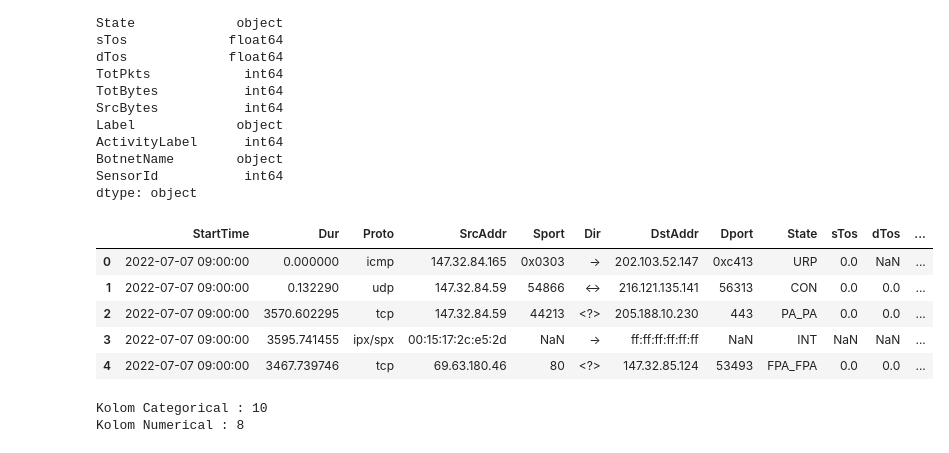
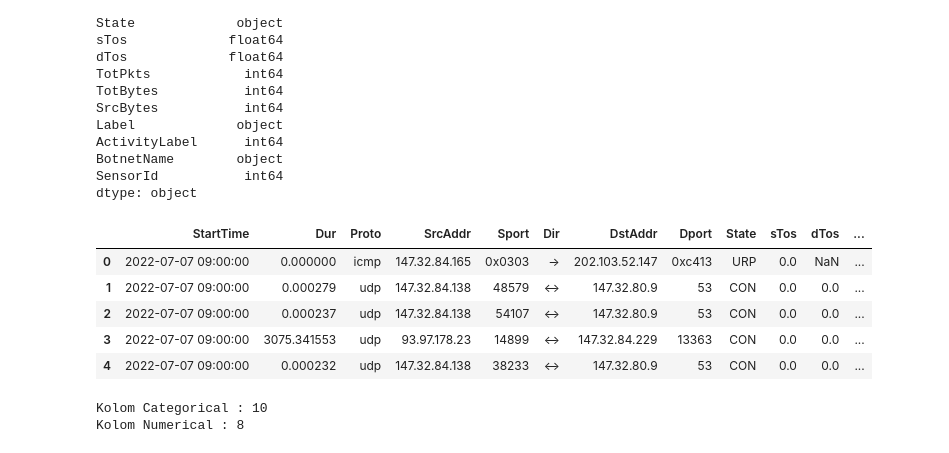
Before and after one commit to azhar416/paper-kbj, a Jupyter notebook: DataPreProcessing_Sensor1.ipynb, the cells around one changed output. Drawn from its saved outputs; the diff is of its cells as text; code cells hidden in the pictures.

Commit message:
clean sensor1, sensor2, sensor3

```diff
--- a/DataPreProcessing.ipynb
+++ b/DataPreProcessing_Sensor1.ipynb
@@ -19,7 +19,7 @@ import os
 # %%
 dataset_dir = './Dataset/NCC-2 Dataset Simultaneous Botnet Dataset/'
 sensor1_path = dataset_dir + 'sensor1/'
-sensor2_path = dataset_dir + 'sensor2/'
-sensor3_path = dataset_dir + 'sensor3/'
+sensor1_path = dataset_dir + 'sensor1/'
+sensor1_path = dataset_dir + 'sensor1/'
 allsensor_path = dataset_dir + 'all-sensors/'
 # %%
@@ -38,4 +38,4 @@ os.listdir(sensor3_path)
 # %%
 # df1 -> all, df2 -> botnet only, df3 -> normal only
-df = pd.read_csv(sensor3_path + 'sensor3.binetflow')
+sensor1 = pd.read_csv(sensor1_path + 'sensor1.binetflow')
 # %%
@@ -72,12 +72,12 @@ BotnetName        object
 SensorId           int64
 dtype: object
 # %%
-df.head()
+sensor1.head()
 # %% [output]
 |  | StartTime | Dur | Proto | SrcAddr | Sport | Dir | DstAddr | Dport | State | sTos | dTos | ... |
 | 0 | 2022-07-07 09:00:00 | 0.000000 | icmp | 147.32.84.165 | 0x0303 | -> | 202.103.52.147 | 0xc413 | URP | 0.0 | NaN | ... |
-| 1 | 2022-07-07 09:00:00 | 0.132290 | udp | 147.32.84.59 | 54866 | <-> | 216.121.135.141 | 56313 | CON | 0.0 | 0.0 | ... |
-| 2 | 2022-07-07 09:00:00 | 3570.602295 | tcp | 147.32.84.59 | 44213 | <?> | 205.188.10.230 | 443 | PA_PA | 0.0 | 0.0 | ... |
-| 3 | 2022-07-07 09:00:00 | 3595.741455 | ipx/spx | 00:15:17:2c:e5:2d | NaN | -> | ff:ff:ff:ff:ff:ff | NaN | INT | NaN | NaN | ... |
-| 4 | 2022-07-07 09:00:00 | 3467.739746 | tcp | 69.63.180.46 | 80 | <?> | 147.32.85.124 | 53493 | FPA_FPA | 0.0 | 0.0 | ... |
+| 1 | 2022-07-07 09:00:00 | 0.000279 | udp | 147.32.84.138 | 48579 | <-> | 147.32.80.9 | 53 | CON | 0.0 | 0.0 | ... |
+| 2 | 2022-07-07 09:00:00 | 0.000237 | udp | 147.32.84.138 | 54107 | <-> | 147.32.80.9 | 53 | CON | 0.0 | 0.0 | ... |
+| 3 | 2022-07-07 09:00:00 | 3075.341553 | udp | 93.97.178.23 | 14899 | <-> | 147.32.84.229 | 13363 | CON | 0.0 | 0.0 | ... |
+| 4 | 2022-07-07 09:00:00 | 0.000232 | udp | 147.32.84.138 | 38233 | <-> | 147.32.80.9 | 53 | CON | 0.0 | 0.0 | ... |
 # %%
```
Also changed, not shown: parts of 85 cells of this notebook, 3 other files.
